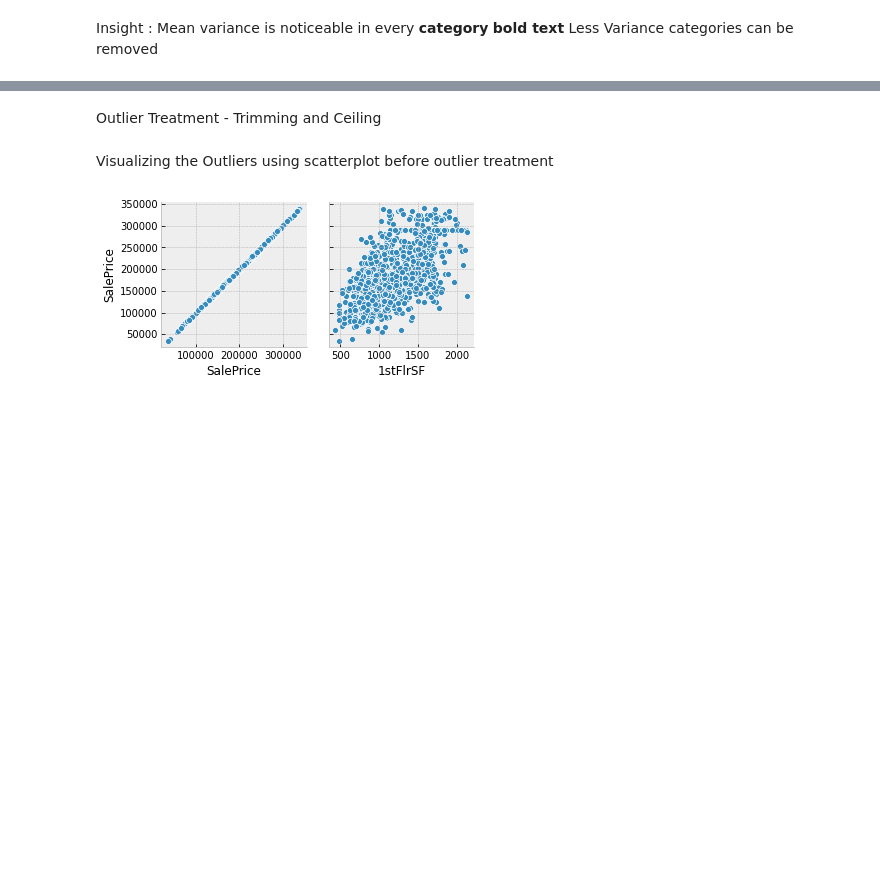
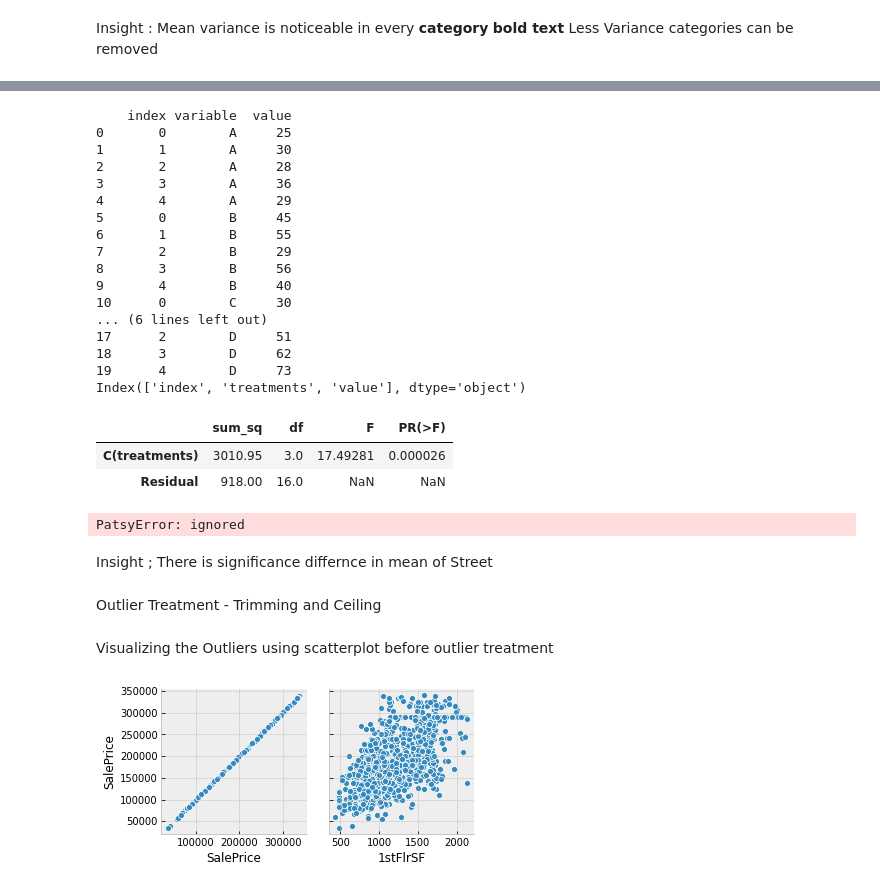
Before and after one commit to chandra-sekar-1983/eda, a Jupyter notebook: EDA_Analysis.ipynb, the cells around one changed output, grey strips where cells are left out. Cells and saved outputs as stored; diff of their text form; code cells hidden in the pictures; blank space fills up the shorter version.

```diff
--- a/EDA_Analysis.ipynb
+++ b/EDA_Analysis.ipynb
@@ -355,3 +412,55 @@ Less Variance categories can be removed
+# %%
+# get ANOVA table as R like output
+import statsmodels.api as sm
+from statsmodels.formula.api import ols
+# reshape the d dataframe suitable for statsmodels package
+d_melt = pd.melt(d.reset_index(), id_vars=['index'], value_vars=['A', 'B', 'C', 'D'])
+print(d_melt)
+# replace column names
+d_melt.columns = ['index', 'treatments', 'value']
+print(d_melt.columns)
+# Ordinary Least Squares (OLS) model
+model = ols('value ~ C(treatments)', data=d_melt).fit()
+anova_table = sm.stats.anova_lm(model, typ=2)
+anova_table
+# %% [output]
+    index variable  value
+0       0        A     25
+1       1        A     30
+2       2        A     28
+3       3        A     36
+4       4        A     29
+5       0        B     45
+6       1        B     55
+7       2        B     29
+8       3        B     56
+9       4        B     40
+10      0        C     30
+... (6 lines left out)
+17      2        D     51
+18      3        D     62
+19      4        D     73
+Index(['index', 'treatments', 'value'], dtype='object')
+|  | sum_sq | df | F | PR(>F) |
+| C(treatments) | 3010.95 | 3.0 | 17.49281 | 0.000026 |
+| Residual | 918.00 | 16.0 | NaN | NaN |
+# %%
+df3=df2
+# get ANOVA table as R like output
+import statsmodels.api as sm
+from statsmodels.formula.api import ols
+d_melt = df3["LandSlope"]
+
+# Ordinary Least Squares (OLS) model
+model = ols(df3["LandSlope"],df3["SalePrice"]).fit()
+anova_table = sm.stats.anova_lm(model, typ=2)
+anova_table
+tukey test pending
+##https://reneshbedre.github.io/blog/anova.html
+# %% [output]
+PatsyError: ignored
+# %% [markdown]
+Insight ; There is significance differnce in mean of Street
 # %%
 ## remove the correalted variables to avoid multicollinearity issue
 # %% [markdown]
```
Also changed, not shown: parts of 15 cells of this notebook.
